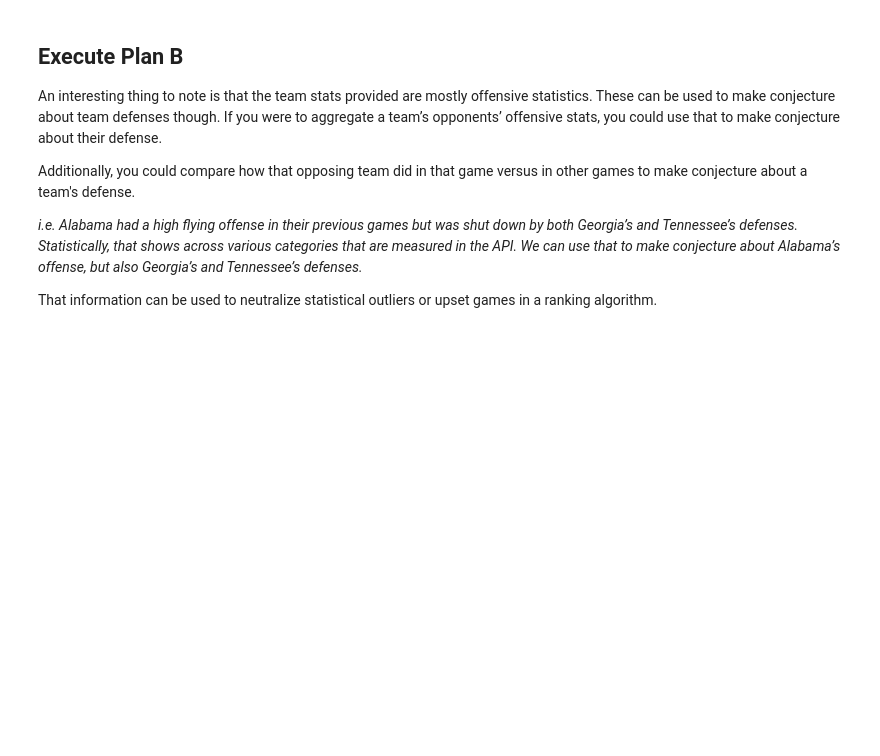
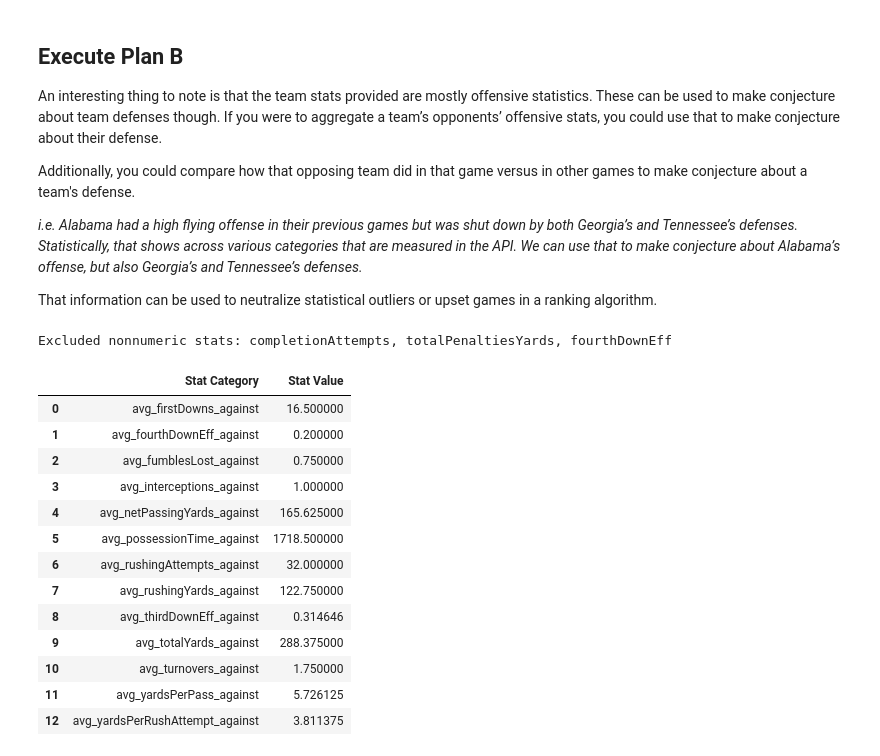
Before and after one commit to cfinley6-vols/espn-datamine, a Jupyter notebook: cfb2026.ipynb, the cells around one changed output. Cells and saved outputs as stored; diff of their text form; code cells hidden in the pictures; blank space fills up the shorter version.

Commit message:
Calculating defensive stats

```diff
--- a/cfb2026.ipynb
+++ b/cfb2026.ipynb
@@ -488,6 +488,8 @@ def retrieve_boxscore(game_id):
 			stat_value = stat.get("value")
 			if stat_value == '-':
 				stat_value = stat.get("displayValue")
+			if stat_name == "fourthDownEff" and stat_value == "0-0":
+				stat_value = None
 			team_stats_list.append({
 				"Game ID": game_id,
 				"Team": team_name,
@@ -510,3 +512,77 @@ for index, row in tn_games_df.iterrows():
 	if boxscore_df is not None:
 		output_filename = f"./data/Tennessee_Game_{game_id}_Boxscore.csv"
 		boxscore_df.to_csv(output_filename, index=False)
+# %%
+# Now, let's retrieve the box scores for all games played by Tennessee's opponents and store them in a CSV file for further analysis.
+opponent_team_ids = set(tn_games_df['home_team_id'].tolist() + tn_games_df['away_team_id'].tolist())
+
+for opponent_id in opponent_team_ids:
+	opponent_games_df = season_games_df[((season_games_df['home_team_id'] == opponent_id) | (season_games_df['away_team_id'] == opponent_id)) & (season_games_df['status'] == 'Final')]
+
+	for index, row in opponent_games_df.iterrows():
+		game_id = row['event_id']
+		boxscore_df = retrieve_boxscore(game_id)
+		if boxscore_df is not None:
+			output_filename = f"./data/Opponent_{opponent_id}_Game_{game_id}_Boxscore.csv"
+			boxscore_df.to_csv(output_filename, index=False)
+# %%
+# Use the collected box score data to analyze Tennessee's defensive performance against their opponents in the 2026 season.
+# We can aggregate the statistics and look for trends or patterns that may indicate strengths or weaknesses in Tennessee's defense.
+
+def calculate_defensive_performance(games_df, team_name):
+	opponent_stats_list = []
+
+	for _, row in games_df.iterrows():
+		boxscore_df = retrieve_boxscore(row["event_id"])
+
+		if boxscore_df is not None and not boxscore_df.empty:
+			opponent_stats = boxscore_df[
+				boxscore_df["Team"] != team_name
+			].copy()
+			opponent_stats_list.append(opponent_stats)
+
+	if not opponent_stats_list:
+		return pd.DataFrame(columns=["Stat Category", "Stat Value"])
+
+	defensive_stats = pd.concat(opponent_stats_list, ignore_index=True)
+	defensive_stats["Stat Value"] = pd.to_numeric(
+		defensive_stats["Stat Value"], errors="coerce"
+	)
+
+	excluded = defensive_stats.loc[
+		defensive_stats["Stat Value"].isna(), "Stat Category"
+	].unique()
+
+	aggregated = (
+		defensive_stats.dropna(subset=["Stat Value"])
+		.groupby("Stat Category", as_index=False)["Stat Value"]
+		.mean()
+	)
+
+	# Rename all stat categories to "avg_<stat_category>" to indicate that these are average values across all games
+	aggregated["Stat Category"] = aggregated["Stat Category"].apply(lambda x: f"avg_{x}_against")
+
+	if len(excluded):
+		print("Excluded nonnumeric stats:", ", ".join(excluded))
+
+	return aggregated
+
+
+calculated_defensive_stats = calculate_defensive_performance(tn_games_df, "Tennessee Volunteers")
+calculated_defensive_stats
+# %% [output]
+Excluded nonnumeric stats: completionAttempts, totalPenaltiesYards, fourthDownEff
+|  | Stat Category | Stat Value |
+| 0 | avg_firstDowns_against | 16.500000 |
+| 1 | avg_fourthDownEff_against | 0.200000 |
+| 2 | avg_fumblesLost_against | 0.750000 |
+| 3 | avg_interceptions_against | 1.000000 |
+| 4 | avg_netPassingYards_against | 165.625000 |
+| 5 | avg_possessionTime_against | 1718.500000 |
+| 6 | avg_rushingAttempts_against | 32.000000 |
+| 7 | avg_rushingYards_against | 122.750000 |
+| 8 | avg_thirdDownEff_against | 0.314646 |
+| 9 | avg_totalYards_against | 288.375000 |
+| 10 | avg_turnovers_against | 1.750000 |
+| 11 | avg_yardsPerPass_against | 5.726125 |
+| 12 | avg_yardsPerRushAttempt_against | 3.811375 |
```
